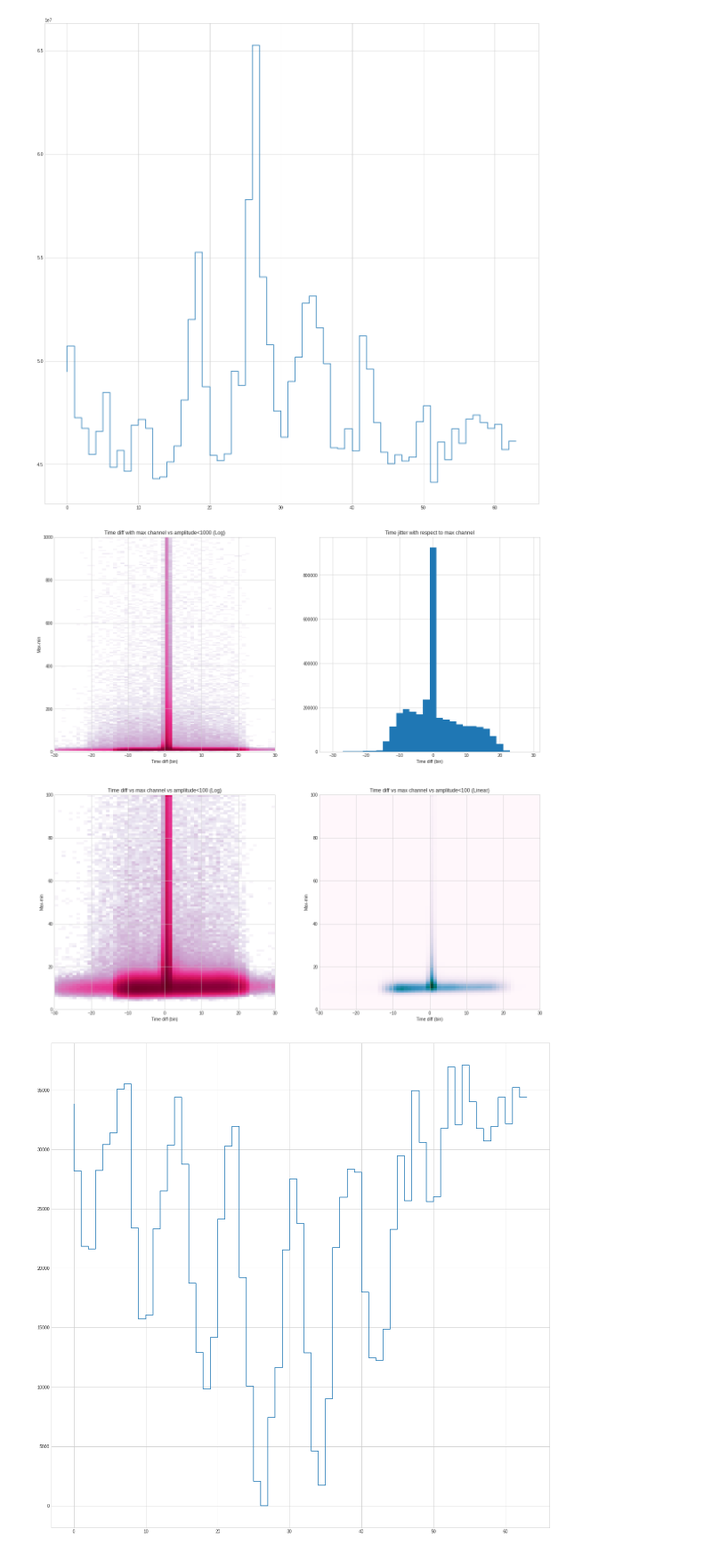
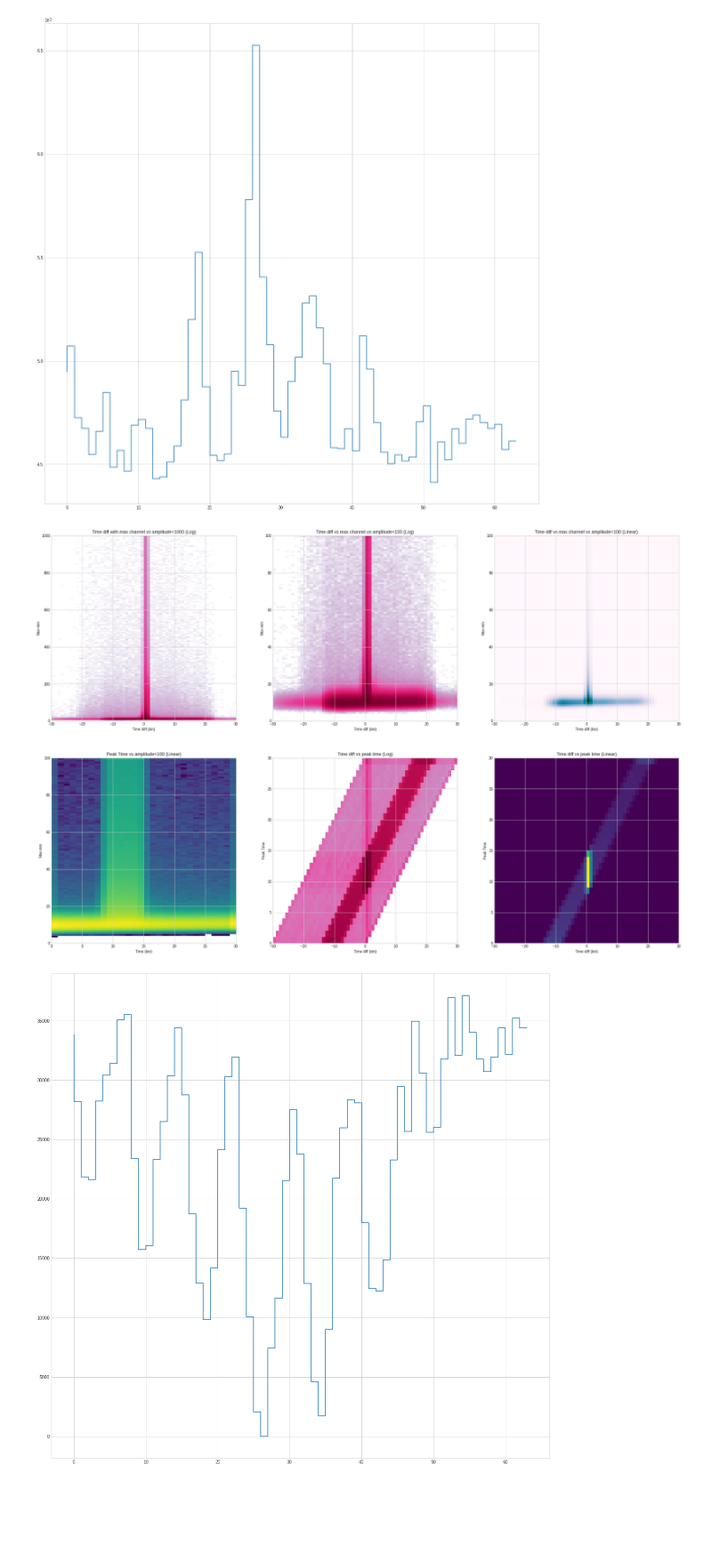
Before and after one commit to sPHENIX-Collaboration/calorimeter-signal-extraction, a Jupyter notebook: jupyter/explore_data.ipynb, the cells around one changed output. Shown: that part at 89% size. Drawn from its saved outputs; the diff is of its cells as text; code cells hidden in the pictures; blank space fills up the shorter version.

```diff
--- a/jupyter/explore_data.ipynb
+++ b/jupyter/explore_data.ipynb
@@ -150,10 +150,10 @@ for i in range(0,3):
   #+ (par5 / pow(par6, par2) * exp(par2)) * \
          #   exp(-(x - par1) * (par2 / par6)    # * ((1. - par5)/pow(par3, par2)*exp(par2))*exp(-x*(par2 / par3)) + par4
 # %%
-N = 50000
+N = 103000
 timediff = np.empty((N,64))
 
-tdiff, amp = ([], [])
+tdiff, amp, times = ([], [], [])
 
 for i in np.arange(N):
     wave = X[i]
@@ -169,46 +169,65 @@ for i in np.arange(N):
 
     for k in range(64):
         tdiff.append(td[k])
+        times.append(peak_time[k])
         amp.append(diff[k])
 
 flat = timediff.flatten()
 
 plt.style.use('seaborn-whitegrid')
-plt.rcParams["figure.figsize"] = (20,20)
+plt.rcParams["figure.figsize"] = (30,20)
 
-fig, ((ax1, ax2), (ax3, ax4)) = plt.subplots(2,2)
+fig, ((ax1, ax2, ax3), (ax4, ax5, ax6)) = plt.subplots(2,3)
 
 _ = ax1.hist2d(tdiff, amp, bins=(60,200), range=((-30,30), (0, 1000)), norm=colors.LogNorm(1.0), cmap='PuRd')
 ax1.set_title('Time diff with max channel vs amplitude<1000 (Log)')
 ax1.set_xlabel('Time diff (bin)')
 ax1.set_ylabel('Max-min')
 ax1.grid()
 
-_ = ax2.hist(flat, bins=30, align='left',)
-ax2.set_title('Time jitter with respect to max channel')
+
+_ = ax2.hist2d(tdiff, amp, bins=(60,100), range=((-30,30), (0, 100)), norm=colors.LogNorm(1.0), cmap='PuRd')
+ax2.set_title('Time diff vs max channel vs amplitude<100 (Log)')
 ax2.set_xlabel('Time diff (bin)')
+ax2.set_ylabel('Max-min')
+ax2.grid()
 
-
-_ = ax3.hist2d(tdiff, amp, bins=(60,100), range=((-30,30), (0, 100)), norm=colors.LogNorm(1.0), cmap='PuRd')
-ax3.set_title('Time diff vs max channel vs amplitude<100 (Log)')
+_ = ax3.hist2d(tdiff, amp, bins=(60,100), range=((-30,30), (0, 100)), cmap='PuBuGn')
+ax3.set_title('Time diff vs max channel vs amplitude<100 (Linear)')
 ax3.set_xlabel('Time diff (bin)')
 ax3.set_ylabel('Max-min')
 ax3.grid()
 
+#_ = ax4.hist(flat, bins=30, align='left',)
+#ax4.set_title('Time jitter with respect to max channel')
+#ax4.set_xlabel('Time diff (bin)')
 
-_ = ax4.hist2d(tdiff, amp, bins=(60,100), range=((-30,30), (0, 100)), cmap='PuBuGn')
-ax4.set_title('Time diff vs max channel vs amplitude<100 (Linear)')
-ax4.set_xlabel('Time diff (bin)')
+_ = ax4.hist2d(times, amp, bins=(30,100), range=((0,30), (0, 100)), norm=colors.LogNorm(1.0), cmap='viridis')
+ax4.set_title('Peak Time vs amplitude<100 (Linear)')
+ax4.set_xlabel('Time (bin)')
 ax4.set_ylabel('Max-min')
 ax4.grid()
 
 
-for ax in [ax1, ax3, ax4]:
+_ = ax5.hist2d(tdiff, times, bins=(60,30), range=((-30,30), (0, 30)), norm=colors.LogNorm(1.0), cmap='PuRd')
+ax5.set_title('Time diff vs peak time (Log)')
+ax5.set_xlabel('Time diff (bin)')
+ax5.set_ylabel('Peak Time')
+ax5.grid()
+
+
+_ = ax6.hist2d(tdiff, times, bins=(60,30), range=((-30,30), (0, 30)), cmap='viridis')
+ax6.set_title('Time diff vs peak time (Linear)')
+ax6.set_xlabel('Time diff (bin)')
+ax6.set_ylabel('Peak Time')
+ax6.grid()
+
+for ax in [ax1, ax2, ax3, ax4, ax5, ax6]:
     ax.xaxis.set_zorder(10.0)
     ax.yaxis.set_zorder(10.0)
 #_ = plt.imshow(timediff, norm=colors.LogNorm(), cmap='PuRd', aspect='auto')
 # %% [output]
-[figure, old version]
+[figure, new version]
 # %%
 profile = np.sum(timediff, axis=0)
 _ = plt.step(np.arange(64), profile)
```
Also changed, not shown: 4 other files.
